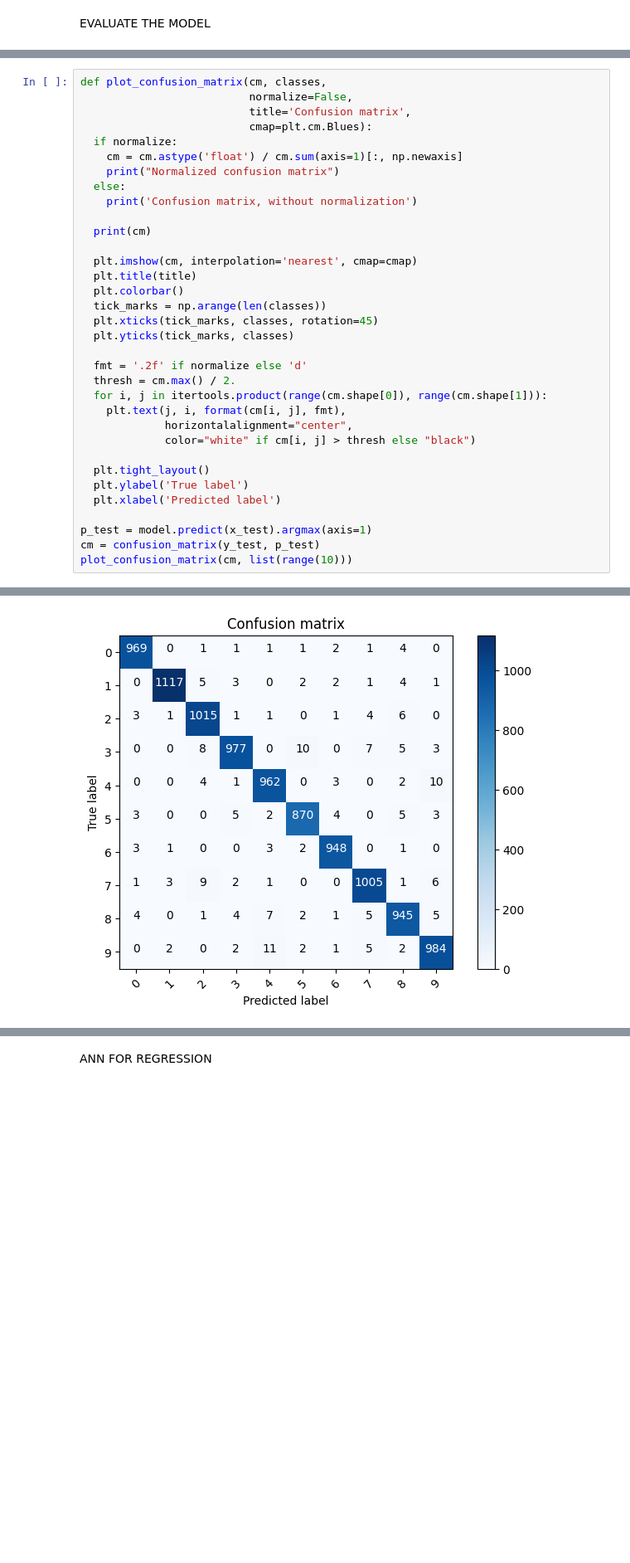
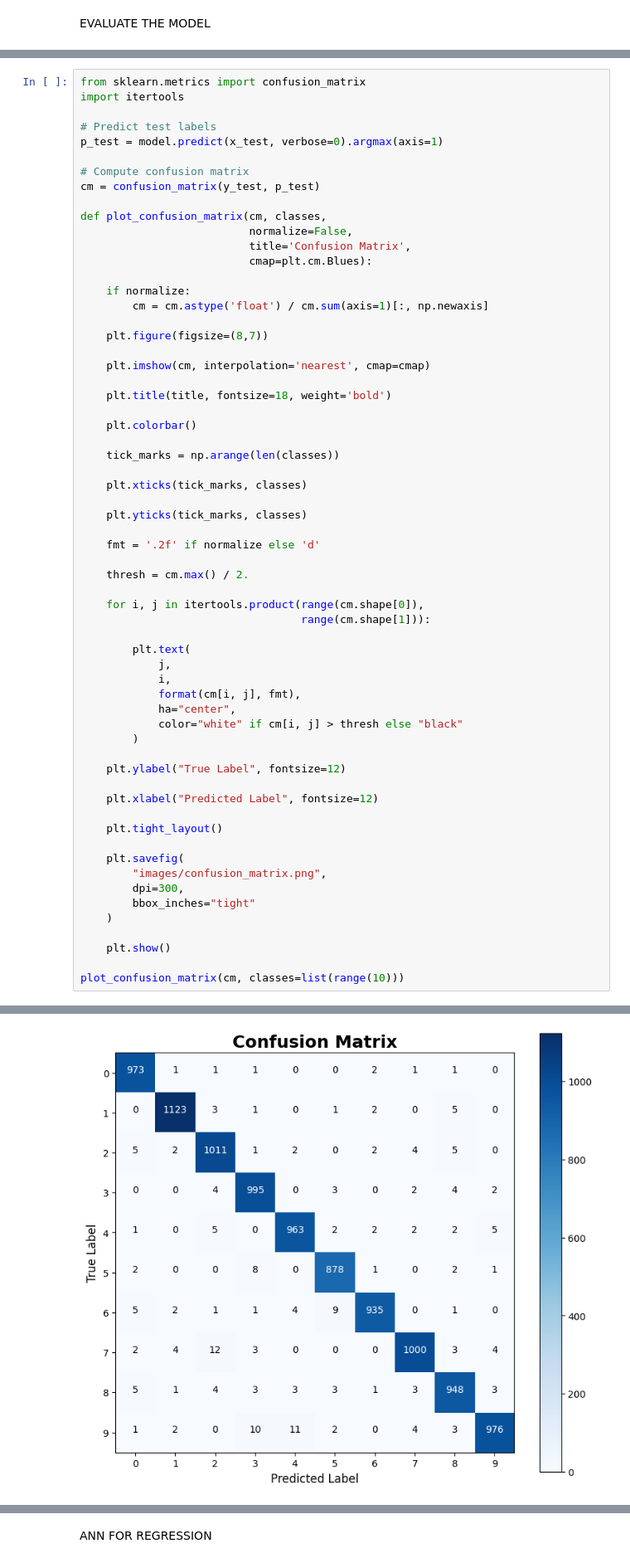
Before and after one commit to pyscar/Machine-Learning-Portfolio, a Jupyter notebook: 03_ANN_MNIST/ANN_MNIST.ipynb, the cells around one changed output, grey strips where cells are left out. Shown at 83% size. Drawn from its saved outputs; the diff is of its cells as text; blank space fills up the shorter version.

```diff
--- a/03_ANN_MNIST/ANN_MNIST.ipynb
+++ b/03_ANN_MNIST/ANN_MNIST.ipynb
@@ -92,35 +225,63 @@ import itertools
 # %%
+from sklearn.metrics import confusion_matrix
+import itertools
+
+# Predict test labels
+p_test = model.predict(x_test, verbose=0).argmax(axis=1)
+
+# Compute confusion matrix
+cm = confusion_matrix(y_test, p_test)
+
 def plot_confusion_matrix(cm, classes,
                           normalize=False,
-                          title='Confusion matrix',
+                          title='Confusion Matrix',
                           cmap=plt.cm.Blues):
-  if normalize:
-    cm = cm.astype('float') / cm.sum(axis=1)[:, np.newaxis]
-    print("Normalized confusion matrix")
-  else:
-    print('Confusion matrix, without normalization')
 
-  print(cm)
+    if normalize:
+        cm = cm.astype('float') / cm.sum(axis=1)[:, np.newaxis]
 
-  plt.imshow(cm, interpolation='nearest', cmap=cmap)
-  plt.title(title)
-  plt.colorbar()
-  tick_marks = np.arange(len(classes))
-  plt.xticks(tick_marks, classes, rotation=45)
-  plt.yticks(tick_marks, classes)
+    plt.figure(figsize=(8,7))
 
-  fmt = '.2f' if normalize else 'd'
-  thresh = cm.max() / 2.
-  for i, j in itertools.product(range(cm.shape[0]), range(cm.shape[1])):
-    plt.text(j, i, format(cm[i, j], fmt),
-             horizontalalignment="center",
-             color="white" if cm[i, j] > thresh else "black")
+    plt.imshow(cm, interpolation='nearest', cmap=cmap)
 
-  plt.tight_layout()
-  plt.ylabel('True label')
-  plt.xlabel('Predicted label')
+    plt.title(title, fontsize=18, weight='bold')
 
-p_test = model.predict(x_test).argmax(axis=1)
-cm = confusion_matrix(y_test, p_test)
-plot_confusion_matrix(cm, list(range(10)))
+    plt.colorbar()
+
+    tick_marks = np.arange(len(classes))
+
+    plt.xticks(tick_marks, classes)
+
+    plt.yticks(tick_marks, classes)
+
+    fmt = '.2f' if normalize else 'd'
+
+    thresh = cm.max() / 2.
+
+    for i, j in itertools.product(range(cm.shape[0]),
+                                  range(cm.shape[1])):
+
+        plt.text(
+            j,
+            i,
+            format(cm[i, j], fmt),
+            ha="center",
+            color="white" if cm[i, j] > thresh else "black"
+        )
+
+    plt.ylabel("True Label", fontsize=12)
+
+    plt.xlabel("Predicted Label", fontsize=12)
+
+    plt.tight_layout()
+
+    plt.savefig(
+        "images/confusion_matrix.png",
+        dpi=300,
+        bbox_inches="tight"
+    )
+
+    plt.show()
+
+plot_confusion_matrix(cm, classes=list(range(10)))
 # %% [output]
@@ -139 +288 @@ Confusion matrix, without normalization
-[figure, old version]
+[figure, new version]
```
Also changed, not shown: parts of 37 cells of this notebook, 16 other files.
